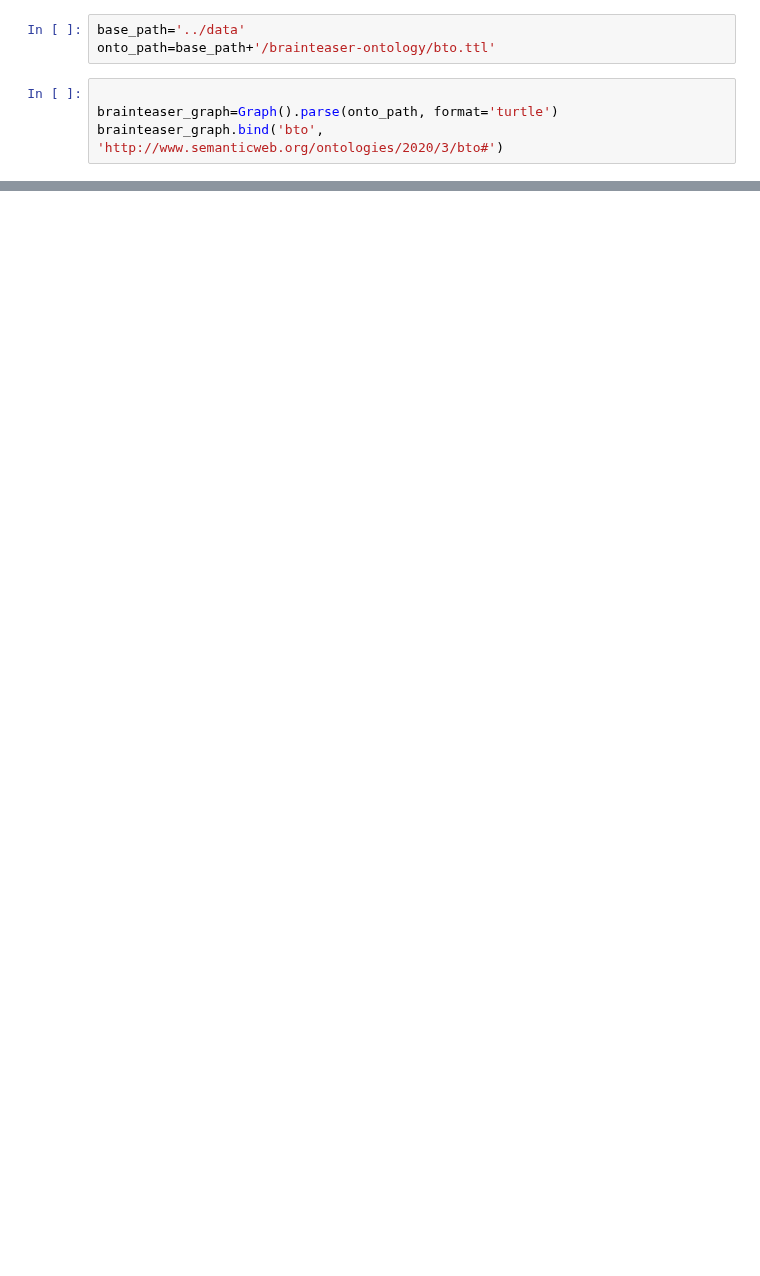
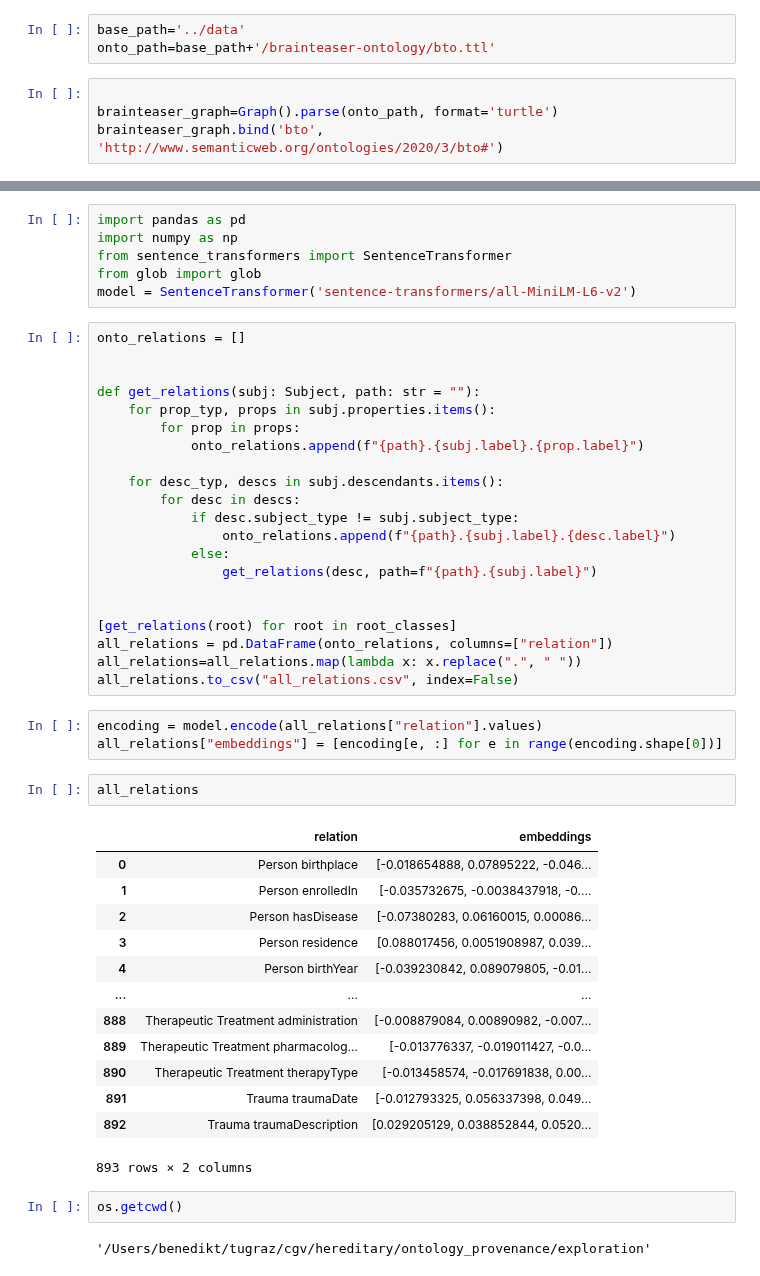
Before and after one commit to hereditary-eu/OnSET, a Jupyter notebook: exploration/ontology_explore.ipynb, the cells around one changed output, grey strips where cells are left out. Drawn from its saved outputs; the diff is of its cells as text; blank space fills up the shorter version.

```diff
--- a/exploration/ontology_explore.ipynb
+++ b/exploration/ontology_explore.ipynb
@@ -151,0 +33,50 @@ rdflib.term.URIRef('http://www.w3.org/2001/XMLSchema#integer')
+# %%
+import pandas as pd
+import numpy as np
+from sentence_transformers import SentenceTransformer
+from glob import glob
+model = SentenceTransformer('sentence-transformers/all-MiniLM-L6-v2')
+# %%
+onto_relations = []
+
+
+def get_relations(subj: Subject, path: str = ""):
+    for prop_typ, props in subj.properties.items():
+        for prop in props:
+            onto_relations.append(f"{path}.{subj.label}.{prop.label}")
+
+    for desc_typ, descs in subj.descendants.items():
+        for desc in descs:
+            if desc.subject_type != subj.subject_type:
+                onto_relations.append(f"{path}.{subj.label}.{desc.label}")
+            else:
+                get_relations(desc, path=f"{path}.{subj.label}")
+
+
+[get_relations(root) for root in root_classes]
+all_relations = pd.DataFrame(onto_relations, columns=["relation"])
+all_relations=all_relations.map(lambda x: x.replace(".", " "))
+all_relations.to_csv("all_relations.csv", index=False)
+# %%
+encoding = model.encode(all_relations["relation"].values)
+all_relations["embeddings"] = [encoding[e, :] for e in range(encoding.shape[0])]
+# %%
+all_relations
+# %% [output]
+|  | relation | embeddings |
+| 0 | Person birthplace | [-0.018654888, 0.07895222, -0.046... |
+| 1 | Person enrolledIn | [-0.035732675, -0.0038437918, -0.... |
+| 2 | Person hasDisease | [-0.07380283, 0.06160015, 0.00086... |
+| 3 | Person residence | [0.088017456, 0.0051908987, 0.039... |
+| 4 | Person birthYear | [-0.039230842, 0.089079805, -0.01... |
+| ... | ... | ... |
+| 888 | Therapeutic Treatment administration | [-0.008879084, 0.00890982, -0.007... |
+| 889 | Therapeutic Treatment pharmacolog... | [-0.013776337, -0.019011427, -0.0... |
+| 890 | Therapeutic Treatment therapyType | [-0.013458574, -0.017691838, 0.00... |
+| 891 | Trauma traumaDate | [-0.012793325, 0.056337398, 0.049... |
+| 892 | Trauma traumaDescription | [0.029205129, 0.038852844, 0.0520... |
+893 rows × 2 columns
+# %%
+os.getcwd()
+# %% [output]
+'/Users/benedikt/tugraz/cgv/hereditary/ontology_provenance/exploration'
```
Also changed, not shown: parts of 26 cells of this notebook, 12 other files.
